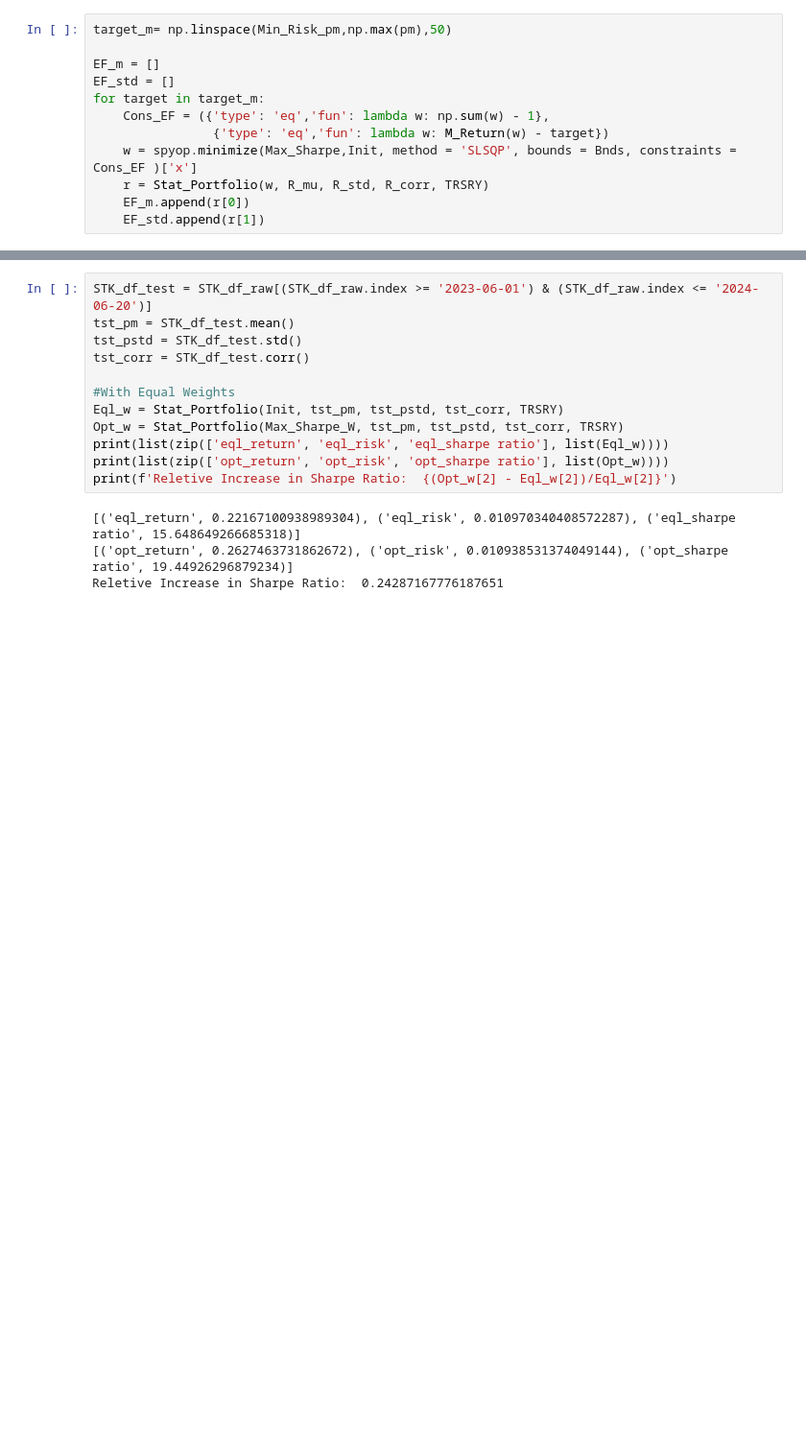
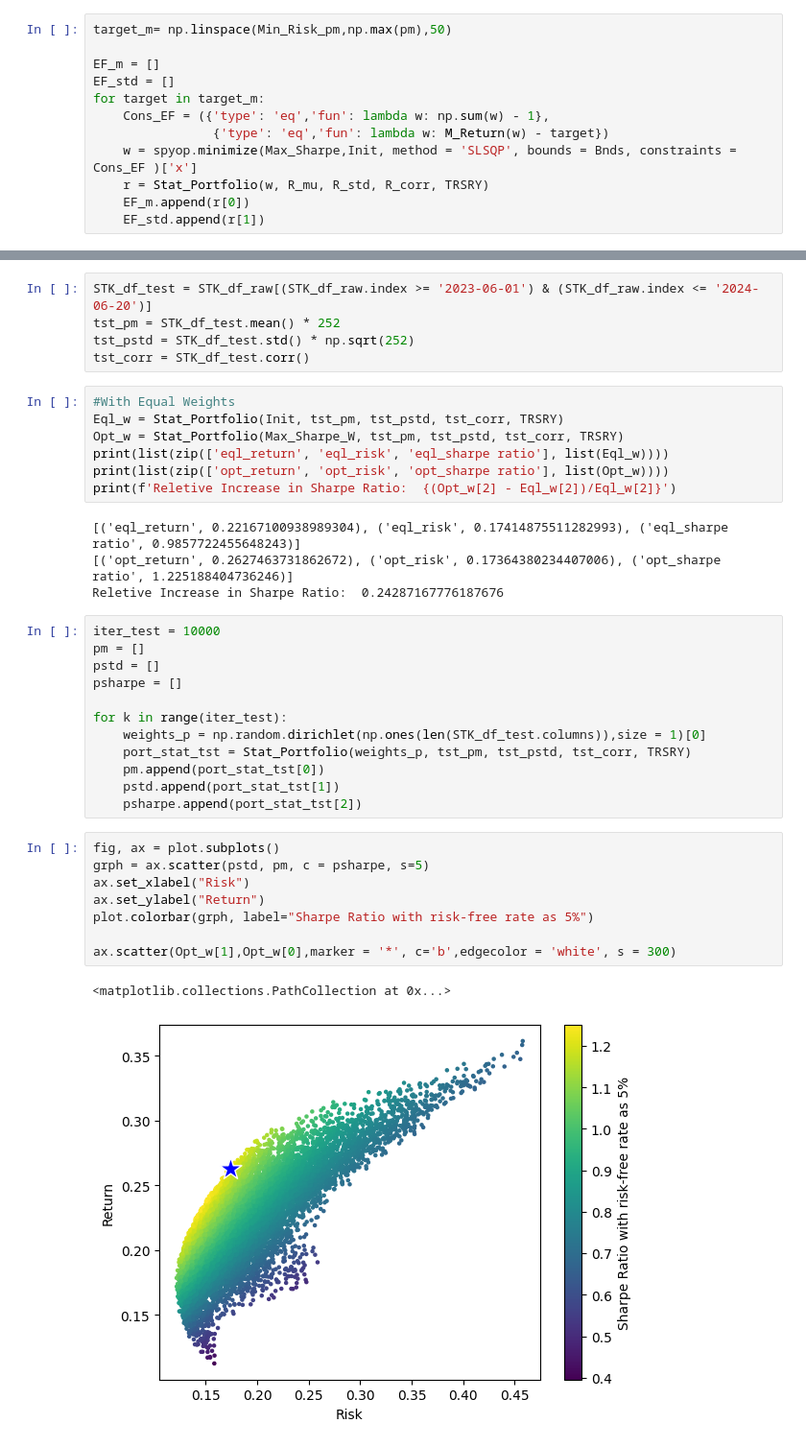
Before and after one commit to Yiji4-Z/Tangency-Portfolio-Demo, a Jupyter notebook: portfolio management project.ipynb, the cells around one changed output, grey strips where cells are left out. Shown: that part at 96% size. Drawn from its saved outputs; the diff is of its cells as text; blank space fills up the shorter version.

```diff
--- a/portfolio management project.ipynb
+++ b/portfolio management project.ipynb
@@ -238,9 +329,9 @@ Verify the efficiency of weights with maximum sharpe ratio
+# %%
+STK_df_test = STK_df_raw[(STK_df_raw.index >= '2023-06-01') & (STK_df_raw.index <= '2024-06-20')]
+tst_pm = STK_df_test.mean() * 252
+tst_pstd = STK_df_test.std() * np.sqrt(252)
+tst_corr = STK_df_test.corr()
 # %%
-STK_df_test = STK_df_raw[(STK_df_raw.index >= '2023-06-01') & (STK_df_raw.index <= '2024-06-20')]
-tst_pm = STK_df_test.mean()
-tst_pstd = STK_df_test.std()
-tst_corr = STK_df_test.corr()
-
 #With Equal Weights
 Eql_w = Stat_Portfolio(Init, tst_pm, tst_pstd, tst_corr, TRSRY)
 Opt_w = Stat_Portfolio(Max_Sharpe_W, tst_pm, tst_pstd, tst_corr, TRSRY)
@@ -248,6 +339,29 @@ print(list(zip(['eql_return', 'eql_risk', 'eql_sharpe ratio'], list(Eql_w))))
 print(list(zip(['opt_return', 'opt_risk', 'opt_sharpe ratio'], list(Opt_w))))
 print(f'Reletive Increase in Sharpe Ratio:  {(Opt_w[2] - Eql_w[2])/Eql_w[2]}')
 # %% [output]
-[('eql_return', 0.22167100938989304), ('eql_risk', 0.010970340408572287), ('eql_sharpe ratio', 15.648649266685318)]
-[('opt_return', 0.2627463731862672), ('opt_risk', 0.010938531374049144), ('opt_sharpe ratio', 19.44926296879234)]
-Reletive Increase in Sharpe Ratio:  0.24287167776187651
+[('eql_return', 0.22167100938989304), ('eql_risk', 0.17414875511282993), ('eql_sharpe ratio', 0.9857722455648243)]
+[('opt_return', 0.2627463731862672), ('opt_risk', 0.17364380234407006), ('opt_sharpe ratio', 1.225188404736246)]
+Reletive Increase in Sharpe Ratio:  0.24287167776187676
+# %%
+iter_test = 10000
+pm = []
+pstd = []
+psharpe = []
+
+for k in range(iter_test):
+    weights_p = np.random.dirichlet(np.ones(len(STK_df_test.columns)),size = 1)[0]
+    port_stat_tst = Stat_Portfolio(weights_p, tst_pm, tst_pstd, tst_corr, TRSRY)
+    pm.append(port_stat_tst[0])
+    pstd.append(port_stat_tst[1])
+    psharpe.append(port_stat_tst[2])
+# %%
+fig, ax = plot.subplots()
+grph = ax.scatter(pstd, pm, c = psharpe, s=5)
+ax.set_xlabel("Risk")
+ax.set_ylabel("Return")
+plot.colorbar(grph, label="Sharpe Ratio with risk-free rate as 5%")
+
+ax.scatter(Opt_w[1],Opt_w[0],marker = '*', c='b',edgecolor = 'white', s = 300)
+# %% [output]
+<matplotlib.collections.PathCollection at 0x...>
+[figure, added]
```
Also changed, not shown: parts of 27 cells of this notebook, 9 other files.
